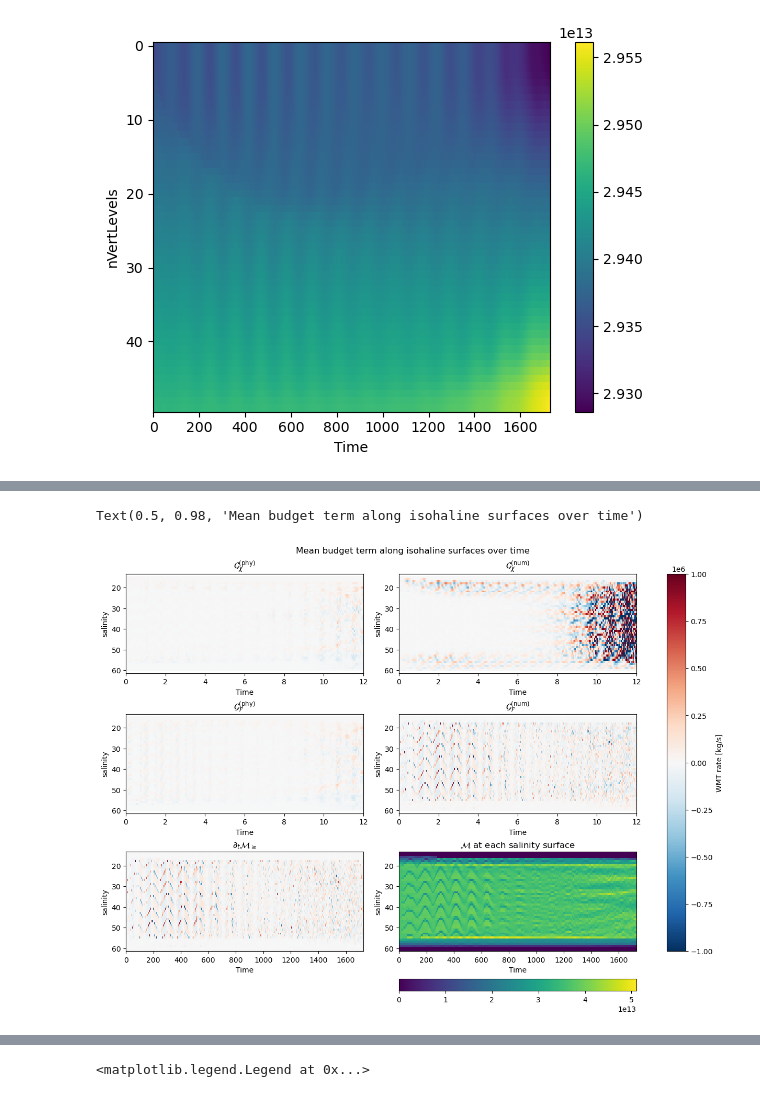
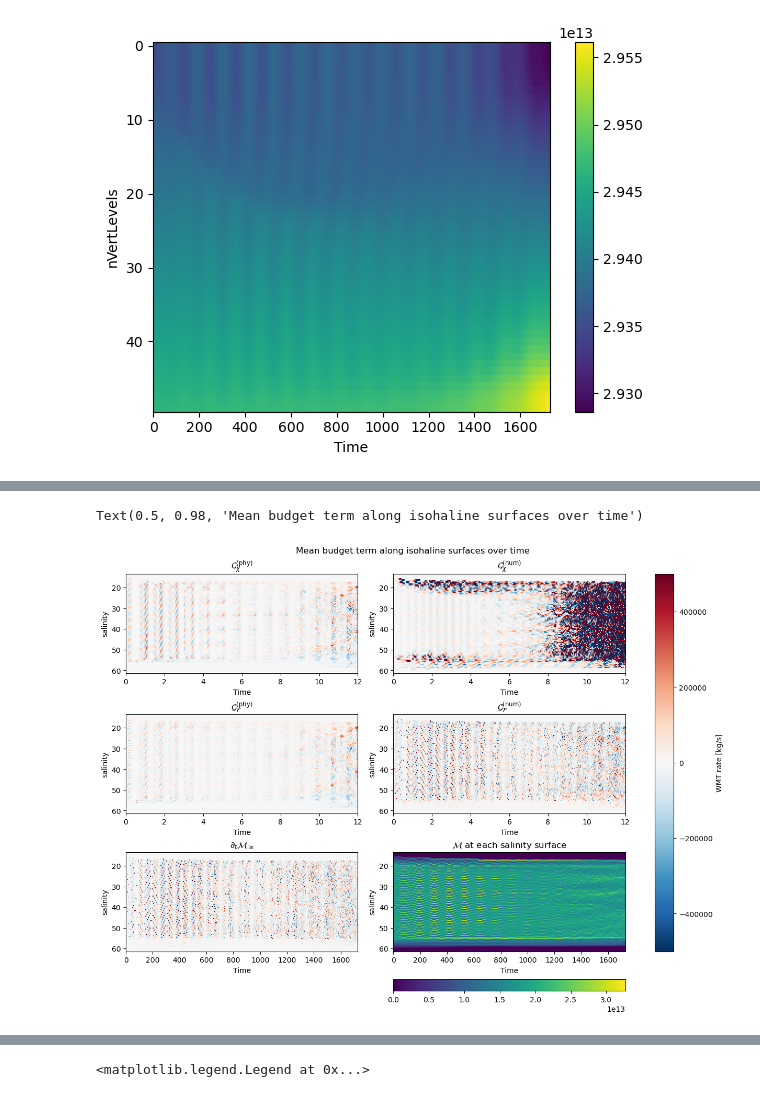
Before and after one commit to kailauyeda/WMT_DVD, a Jupyter notebook: bichan/analysis/preliminary_analysis.ipynb, the cells around one changed output, grey strips where cells are left out. Saved outputs shown, nothing was run; the diff lists cells and outputs as text; code cells hidden in the pictures.

```diff
--- a/bichan/analysis/preliminary_analysis.ipynb
+++ b/bichan/analysis/preliminary_analysis.ipynb
@@ -572,7 +533,7 @@ def find_min_max_idx(da):
 --------
 # %%
 rho_0 = 1026
-target_coord_spacing = 1
+target_coord_spacing = 0.5
 
 G_F_phy_ds, G_chi_phy_ds, G_chi_num_ds, G_phy_comp_ds = calculate_G_mix(rho_0, mesh, avg_ds_output, target_coord_spacing)
 # %% [output]
@@ -844,33 +681,33 @@ Dimensions without coordinates: Time, nCells
 # %%
 fig, ax = plt.subplots(nrows=3,ncols=2,constrained_layout=True,figsize=(12,9))
 
-G_phy_comp_ds.G_chi_phy.mean(dim='nCells').plot(ax=ax[0,0],y='salinity',vmin=-1e6, vmax=1e6, cmap='RdBu_r', add_colorbar=False)
+G_phy_comp_ds.G_chi_phy.mean(dim='nCells').plot(ax=ax[0,0],y='salinity',vmin=-5e5, vmax=5e5, cmap='RdBu_r', add_colorbar=False)
 ax[0,0].set_title(r'$\mathcal{G}_\chi^{\text{(phy)}}$')
-G_phy_comp_ds.G_chi_num.mean(dim='nCells').plot(ax=ax[0,1],y='salinity',vmin=-1e6, vmax=1e6, cmap='RdBu_r', add_colorbar=False)
+G_phy_comp_ds.G_chi_num.mean(dim='nCells').plot(ax=ax[0,1],y='salinity',vmin=-5e5, vmax=5e5, cmap='RdBu_r', add_colorbar=False)
 ax[0,1].set_title(r'$\mathcal{G}_\chi^{\text{(num)}}$')
 
-G_phy_comp_ds.G_F_phy_center.mean(dim='nCells').plot(ax=ax[1,0],y='salinity',vmin=-1e6, vmax=1e6, cmap='RdBu_r', add_colorbar=False)
+G_phy_comp_ds.G_F_phy_center.mean(dim='nCells').plot(ax=ax[1,0],y='salinity',vmin=-5e5, vmax=5e5, cmap='RdBu_r', add_colorbar=False)
 ax[1,0].set_title(r'$\mathcal{G}_\mathcal{F}^{\text{(phy)}}$')
-G_F_num.mean(dim='nCells').plot(ax=ax[1,1],y='salinity',vmin=-1e6, vmax=1e6, cmap='RdBu_r', add_colorbar=False)
+G_F_num.mean(dim='nCells').plot(ax=ax[1,1],y='salinity',vmin=-5e5, vmax=5e5, cmap='RdBu_r', add_colorbar=False)
 ax[1,1].set_title(r'$\mathcal{G}_\mathcal{F}^{\text{(num)}}$')
 
-c = dM_dt.mean(dim='nCells').plot(ax=ax[2,0], y='salinity', vmin=-1e6, vmax=1e6, cmap ='RdBu_r',add_colorbar=False)
+c = dM_dt.mean(dim='nCells').plot(ax=ax[2,0], y='salinity', vmin=-5e5, vmax=5e5, cmap ='RdBu_r',add_colorbar=False)
 ax[2,0].set_title(r'$\partial_t \mathcal{M}_\geq$')
 
 d = mass_transform.sum(dim='nCells').plot(ax=ax[2,1], y='salinity', add_colorbar=False)
 ax[2,1].set_title(r'$\mathcal{M}$ at each salinity surface')
 
 fig.colorbar(c, ax=ax, label='WMT rate [kg/s]')
 fig.colorbar(d, ax=ax[2,1],location='bottom')
 
 for i in range(0,3):
     for j in range(0,2):
         ax[i,j].invert_yaxis()
 
 fig.suptitle('Mean budget term along isohaline surfaces over time')
 # %% [output]
 Text(0.5, 0.98, 'Mean budget term along isohaline surfaces over time')
-[figure, old version]
+[figure, new version]
 # %%
 fig, ax = plt.subplots(nrows=3,ncols=2,constrained_layout=True,figsize=(12,9))
 
```
Also changed, not shown: parts of 38 cells of this notebook, 1 other file.
